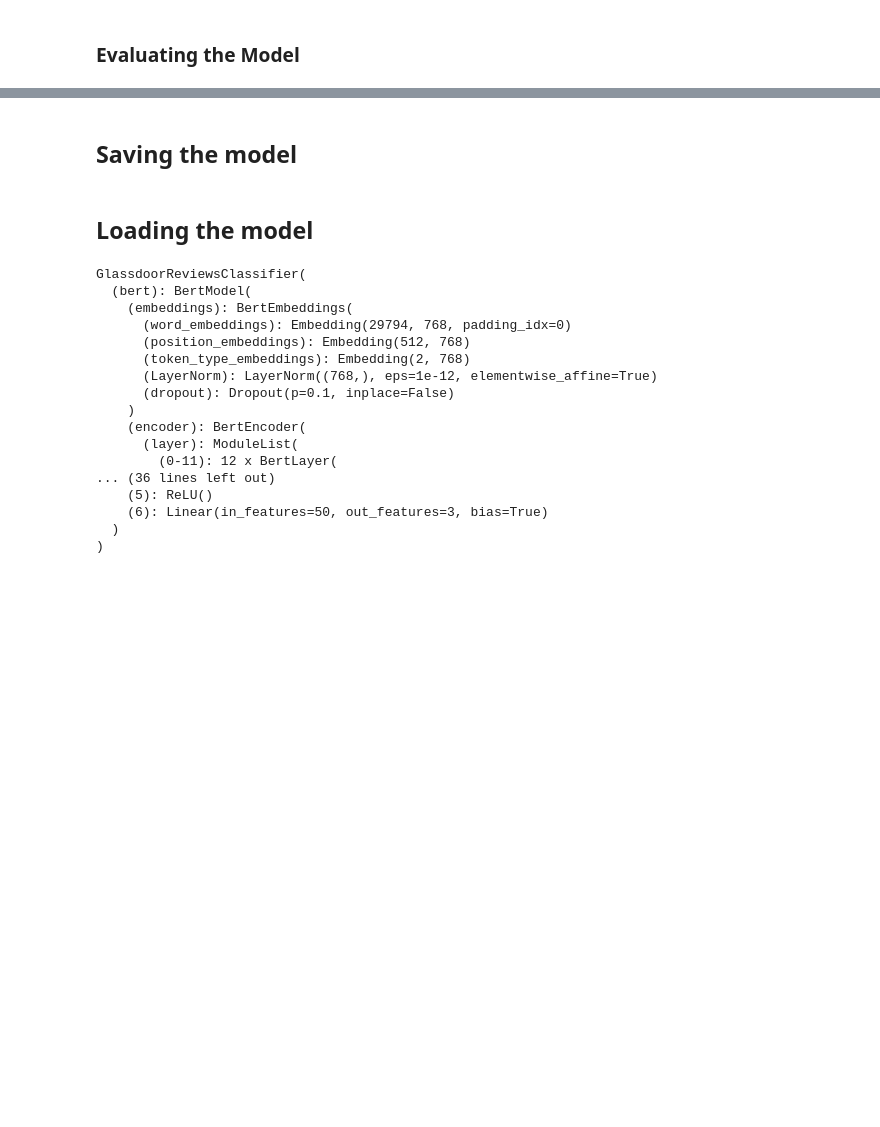
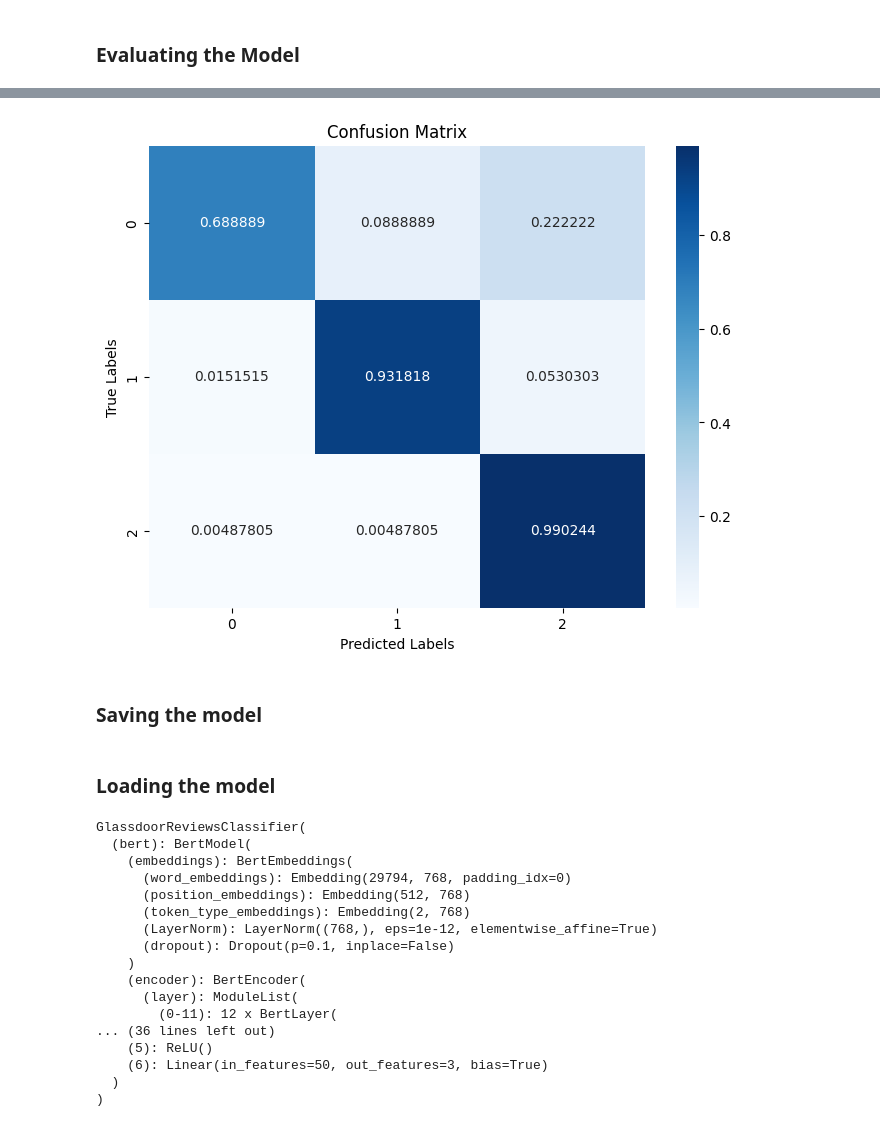
Before and after one commit to stevillis/glassdoor-reviews-analysis-nlp, a Jupyter notebook: train_model/train.ipynb, the cells around one changed output, grey strips where cells are left out. Cells and saved outputs as stored; diff of their text form; code cells hidden in the pictures; blank space fills up the shorter version.

```diff
--- a/train_model/train.ipynb
+++ b/train_model/train.ipynb
@@ -432,3 +459,7 @@ plt.show()
+# %%
+show_confusion_matrix(all_labels, all_preds, normalize="true")
+# %% [output]
+[figure, added]
 # %% [markdown]
-## Saving the model
+### Saving the model
 # %%
@@ -436,4 +467,4 @@ torch.save(model.state_dict(), f"bertimbau-glassdoor-reviews-epoch_{t + 1}.bin")
 # %% [markdown]
-## Loading the model
+### Loading the model
 # %%
 tokenizer = BertTokenizer.from_pretrained(MODEL_PATH)
```
Also changed, not shown: parts of 79 cells of this notebook, 2 other files.
